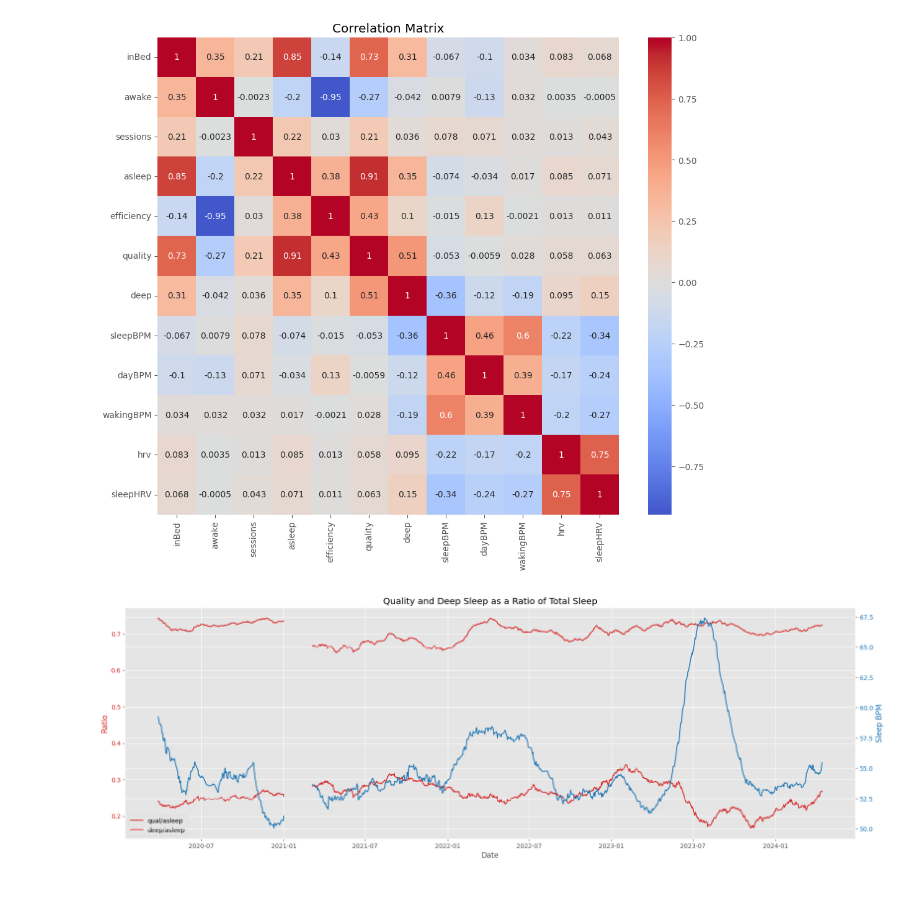
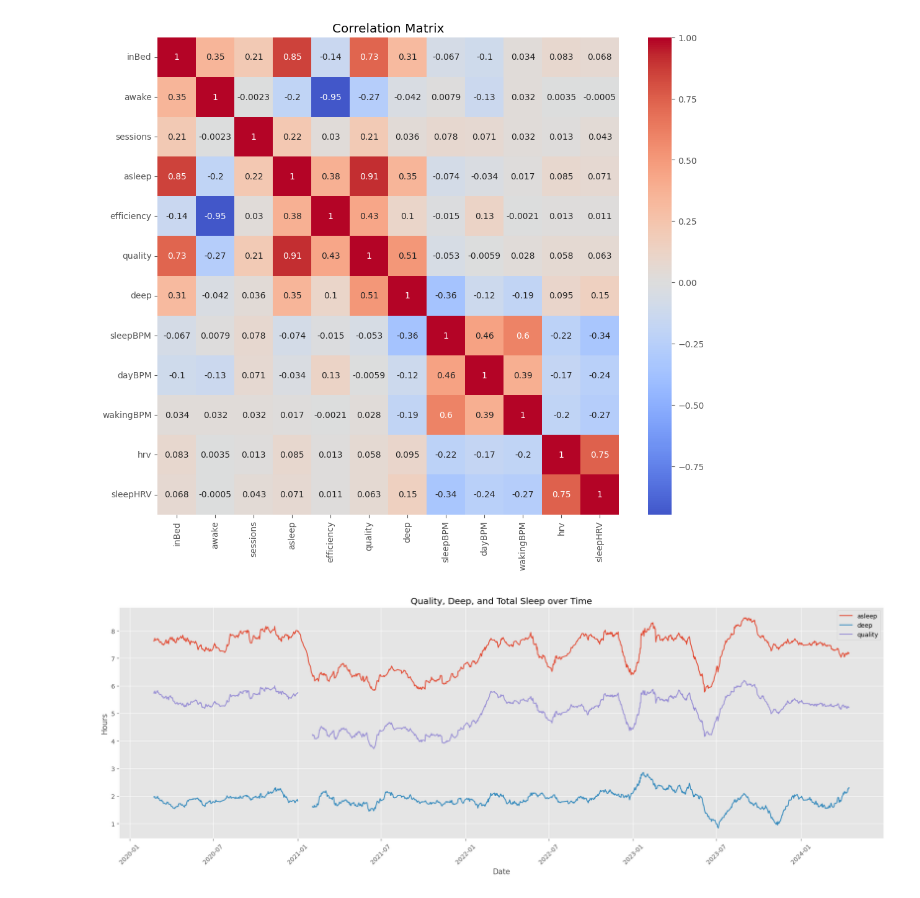
Before and after one commit to palmerac/sleep, a Jupyter notebook: sleep.ipynb, the cells around one changed output. Drawn from its saved outputs; the diff is of its cells as text; code cells hidden in the pictures.

```diff
--- a/sleep.ipynb
+++ b/sleep.ipynb
@@ -166,27 +173,21 @@ plt.show()
 # %% [output]
 [figure]
 # %%
-window = 60
+window = 30
 
 fig, ax1 = plt.subplots(figsize=(18,6))
 
-color = 'tab:red'
 ax1.set_xlabel('Date')
-ax1.set_ylabel('Ratio', color=color)
-ax1.plot(df['fromDate'], df['qual/asleep'].rolling(window=window).mean(), label='qual/asleep', color=color)
-ax1.plot(df['fromDate'], df['deep/asleep'].rolling(window=window).mean(), label='deep/asleep', color=color)
-ax1.tick_params(axis='y', labelcolor=color)
+ax1.set_ylabel('Hours')
+ax1.plot(df['fromDate'], df['asleep'].rolling(window=window).mean(), label='asleep')
+ax1.plot(df['fromDate'], df['deep'].rolling(window=window).mean(), label='deep')
+ax1.plot(df['fromDate'], df['quality'].rolling(window=window).mean(), label='quality')
+ax1.tick_params(axis='y')
 ax1.legend()
 
-ax2 = ax1.twinx()
-color = 'tab:blue'
-ax2.set_ylabel('Sleep BPM', color=color)
-ax2.plot(df['fromDate'], df[f'sleepBPM'].rolling(window=window).mean(), color=color)
-ax2.tick_params(axis='y', labelcolor=color)
-
 fig.tight_layout()
-plt.title('Quality and Deep Sleep as a Ratio of Total Sleep')
+plt.title('Quality, Deep, and Total Sleep over Time')
 plt.xticks(rotation=45)
 plt.show()
 # %% [output]
-[figure, old version]
+[figure, new version]
```
Also changed, not shown: parts of 12 cells of this notebook, 1 other file.
